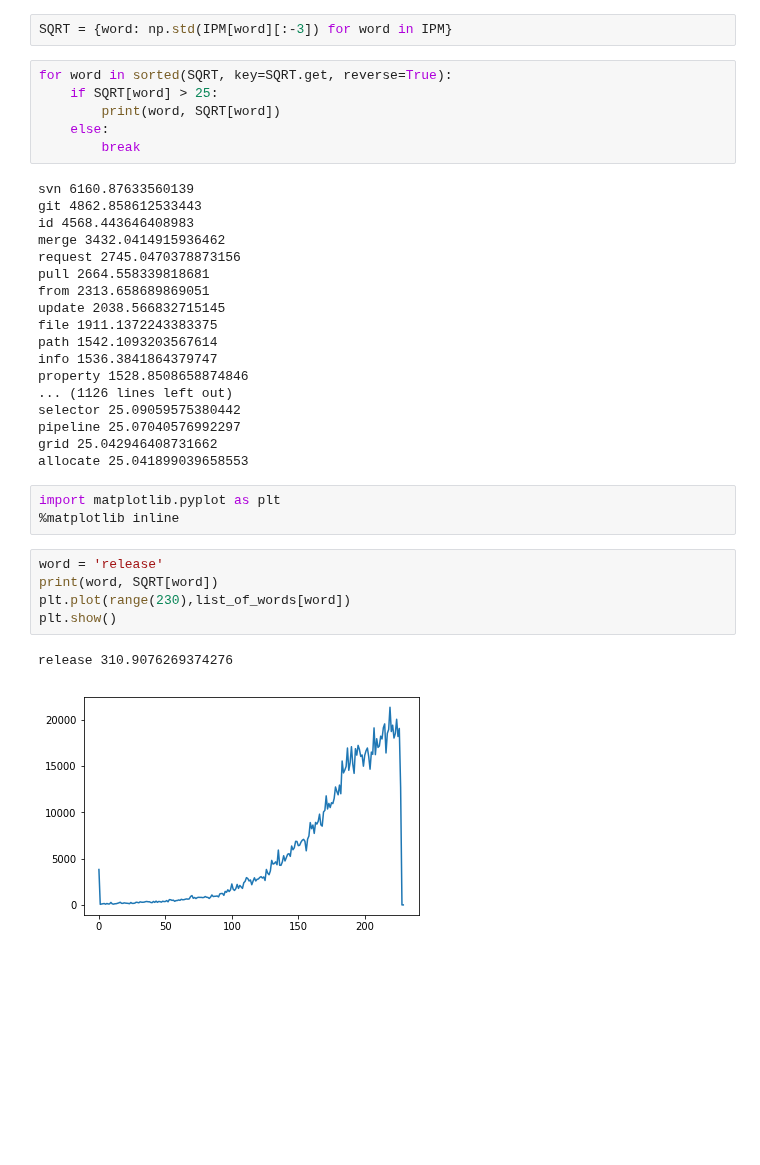
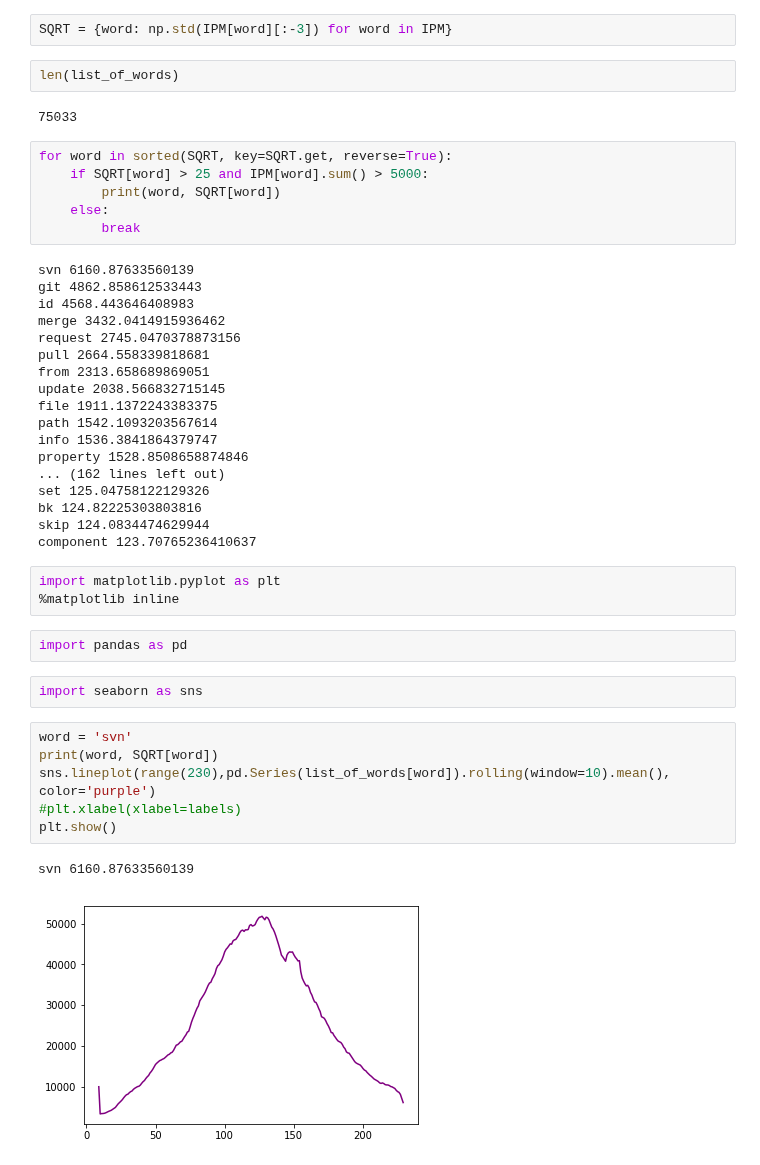
Before and after one commit to dkbrz/Git_Commits, a Jupyter notebook: notebooks/final_notebooks/frequent_commits.ipynb, the cells around one changed output. Cells and saved outputs as stored; diff of their text form; blank space fills up the shorter version.

```diff
--- a/notebooks/final_notebooks/frequent_commits.ipynb
+++ b/notebooks/final_notebooks/frequent_commits.ipynb
@@ -350,8 +382,12 @@ IPM = {word:list_of_words[word]/counts*1000000 for word in list_of_words}
 # %%
 SQRT = {word: np.std(IPM[word][:-3]) for word in IPM}
+# %%
+len(list_of_words)
+# %% [output]
+75033
 # %%
 for word in sorted(SQRT, key=SQRT.get, reverse=True):
-    if SQRT[word] > 25:
+    if SQRT[word] > 25 and IPM[word].sum() > 5000:
         print(word, SQRT[word])
     else:
         break
@@ -368,19 +404,24 @@ file 1911.1372243383375
 path 1542.1093203567614
 info 1536.3841864379747
 property 1528.8508658874846
-... (1126 lines left out)
-selector 25.09059575380442
-pipeline 25.07040576992297
-grid 25.042946408731662
-allocate 25.041899039658553
+... (162 lines left out)
+set 125.04758122129326
+bk 124.82225303803816
+skip 124.0834474629944
+component 123.70765236410637
 # %%
 import matplotlib.pyplot as plt
 %matplotlib inline
+# %%
+import pandas as pd
+# %%
+import seaborn as sns
 # %%
-word = 'release'
+word = 'svn'
 print(word, SQRT[word])
-plt.plot(range(230),list_of_words[word])
+sns.lineplot(range(230),pd.Series(list_of_words[word]).rolling(window=10).mean(), color='purple')
+#plt.xlabel(xlabel=labels)
 plt.show()
 # %% [output]
-release 310.9076269374276
+svn 6160.87633560139
-[figure, old version]
+[figure, new version]
```
Also changed, not shown: parts of 11 cells of this notebook, 4 other files.
